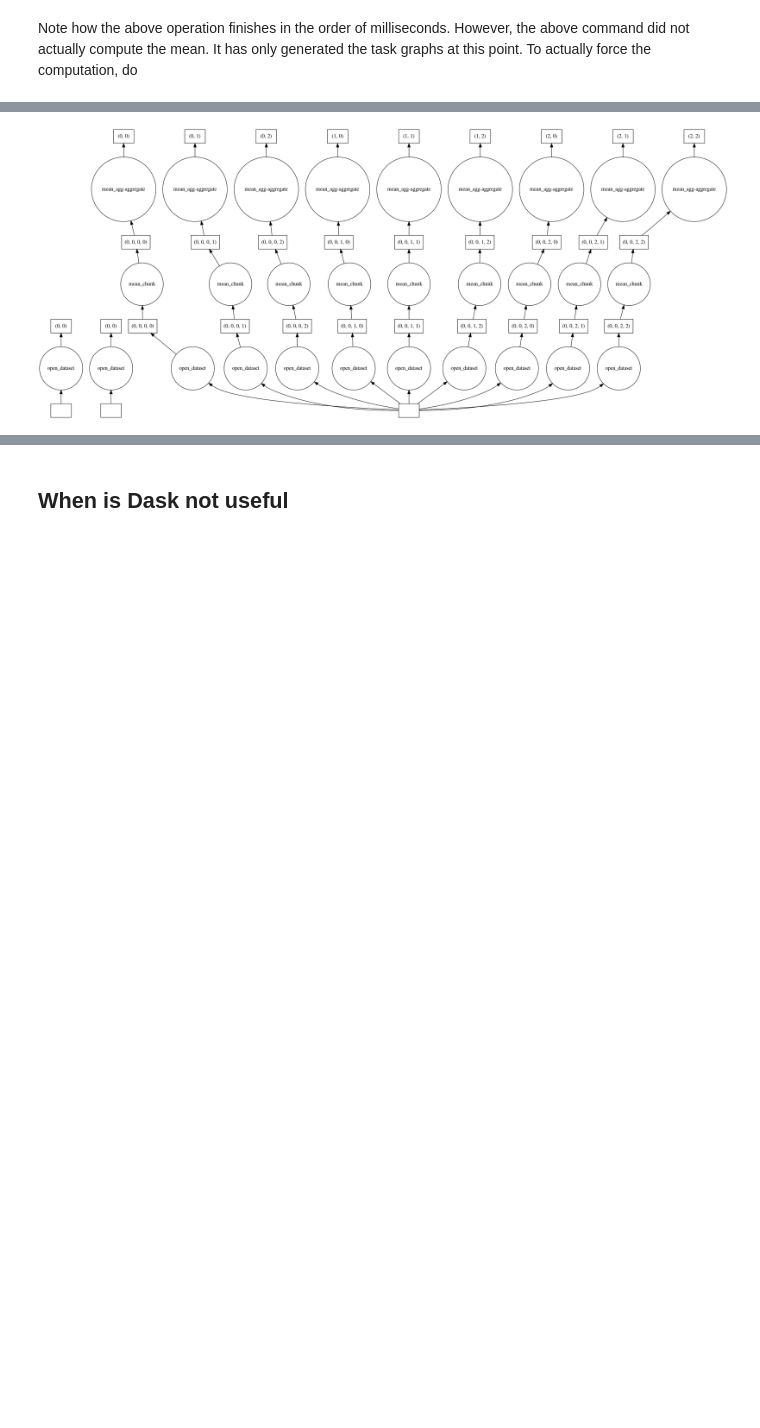
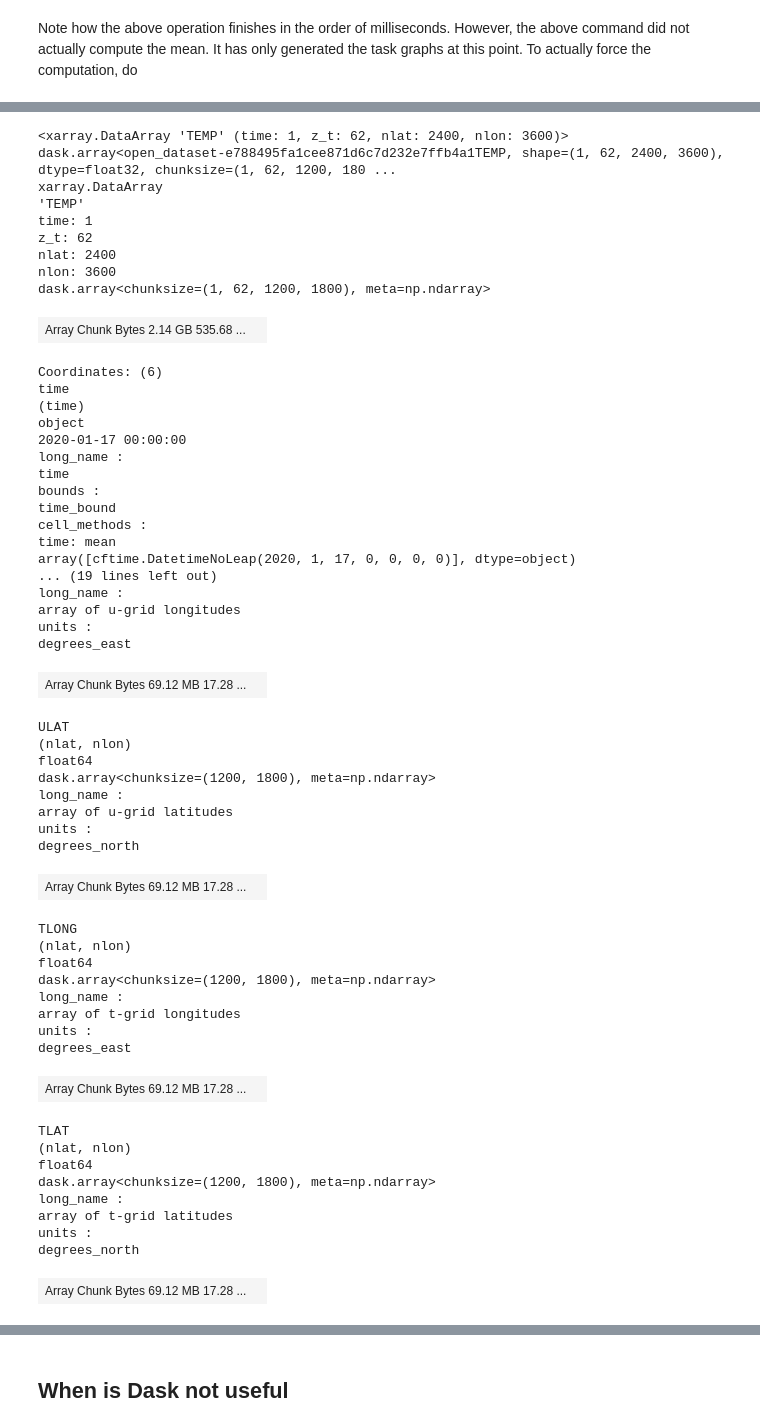
Before and after one commit to abishekg7/pangeo_binders, a Jupyter notebook: 01_intro_to_dask.ipynb, the cells around one changed output, grey strips where cells are left out. Drawn from its saved outputs; the diff is of its cells as text; code cells hidden in the pictures; blank space fills up the shorter version.

```diff
--- a/01_intro_to_dask.ipynb
+++ b/01_intro_to_dask.ipynb
@@ -145,4 +147,58 @@ When ds.mean is called, dask first partitions this mean operation into a series
-# %%
-dask.visualize(ds.temp.mean(['ocean_time','s_rho']))
-# %% [output]
-[figure, removed]
+# %%
+ds = xr.open_dataset(infile, chunks={'nlat':1200,'nlon':1800})
+ds.TEMP
+# %% [output]
+<xarray.DataArray 'TEMP' (time: 1, z_t: 62, nlat: 2400, nlon: 3600)> dask.array<open_dataset-e788495fa1cee871d6c7d232e7ffb4a1TEMP, shape=(1, 62, 2400, 3600), dtype=float32, chunksize=(1, 62, 1200, 180 ...
+xarray.DataArray
+'TEMP'
+time: 1
+z_t: 62
+nlat: 2400
+nlon: 3600
+dask.array<chunksize=(1, 62, 1200, 1800), meta=np.ndarray>
+| Array Chunk Bytes 2.14 GB 535.68 ... |  |
+Coordinates: (6)
+time
+(time)
+object
+2020-01-17 00:00:00
+long_name :
+time
+bounds :
+time_bound
+cell_methods :
+time: mean
+array([cftime.DatetimeNoLeap(2020, 1, 17, 0, 0, 0, 0)], dtype=object)
+... (19 lines left out)
+long_name :
+array of u-grid longitudes
+units :
+degrees_east
+| Array Chunk Bytes 69.12 MB 17.28 ... |  |
+ULAT
+(nlat, nlon)
+float64
+dask.array<chunksize=(1200, 1800), meta=np.ndarray>
+long_name :
+array of u-grid latitudes
+units :
+degrees_north
+| Array Chunk Bytes 69.12 MB 17.28 ... |  |
+TLONG
+(nlat, nlon)
+float64
+dask.array<chunksize=(1200, 1800), meta=np.ndarray>
+long_name :
+array of t-grid longitudes
+units :
+degrees_east
+| Array Chunk Bytes 69.12 MB 17.28 ... |  |
+TLAT
+(nlat, nlon)
+float64
+dask.array<chunksize=(1200, 1800), meta=np.ndarray>
+long_name :
+array of t-grid latitudes
+units :
+degrees_north
+| Array Chunk Bytes 69.12 MB 17.28 ... |  |
```
Also changed, not shown: parts of 46 cells of this notebook.
